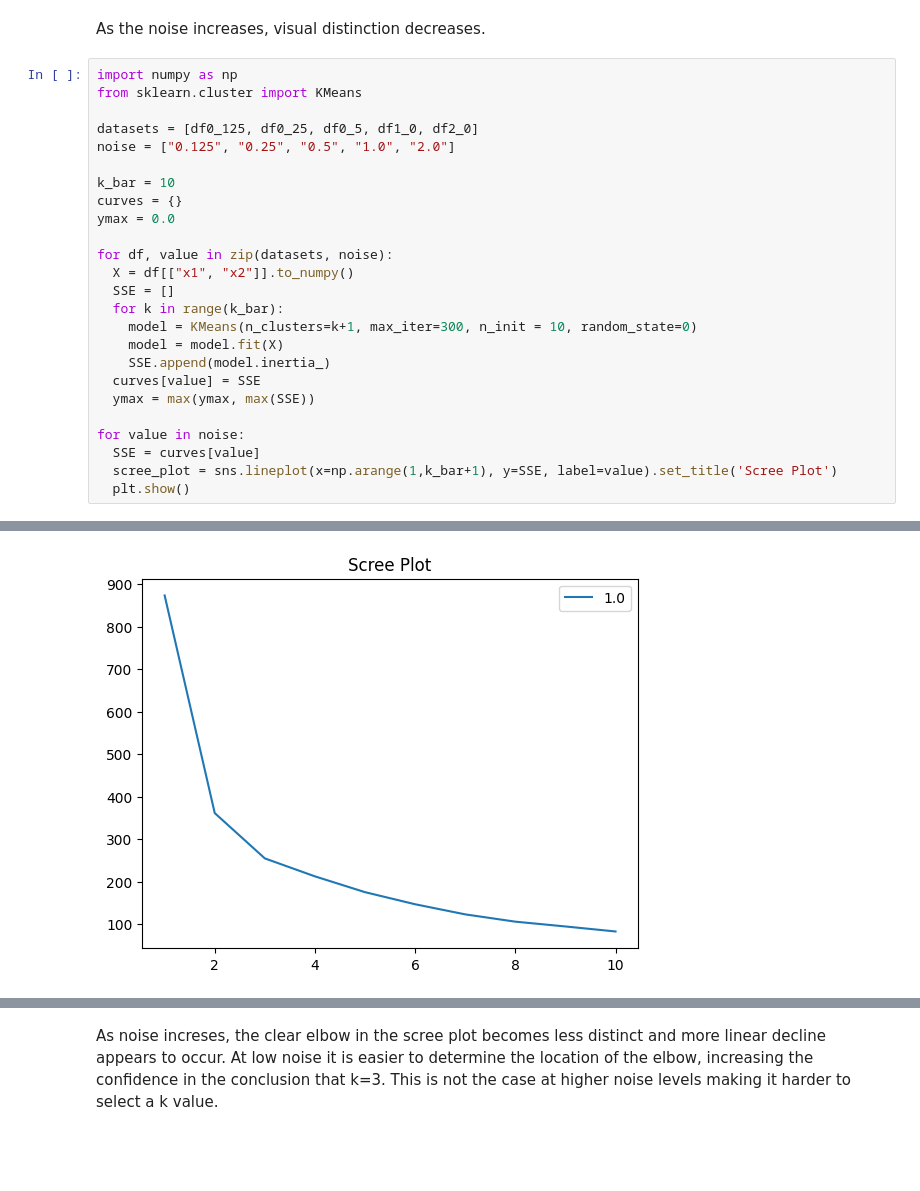
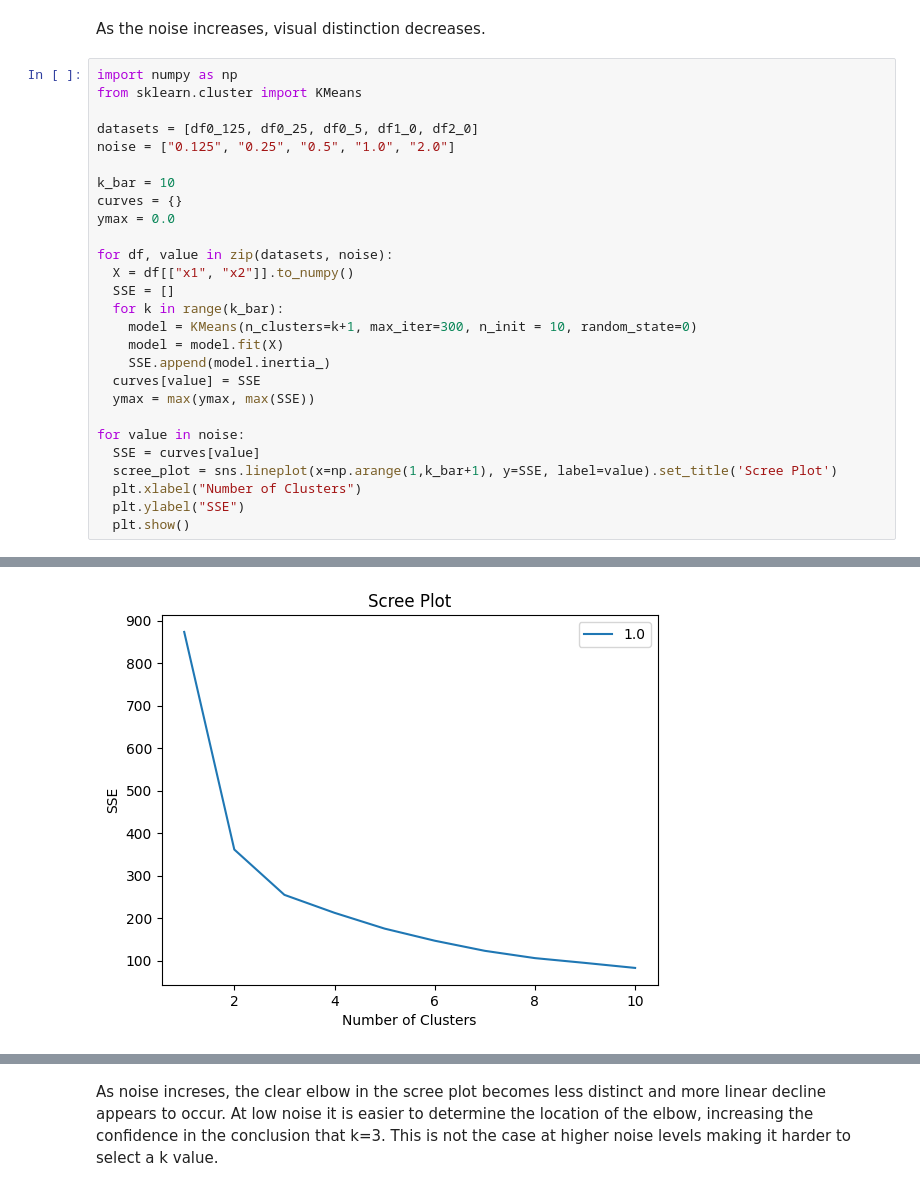
Before and after one commit to eaa3ug/clustering_assignment, a Jupyter notebook: assignment_clustering.ipynb, the cells around one changed output, grey strips where cells are left out. Cells and saved outputs as stored; diff of their text form; blank space fills up the shorter version.

```diff
--- a/assignment_clustering.ipynb
+++ b/assignment_clustering.ipynb
@@ -100,5 +100,7 @@ for df, value in zip(datasets, noise):
 for value in noise:
   SSE = curves[value]
   scree_plot = sns.lineplot(x=np.arange(1,k_bar+1), y=SSE, label=value).set_title('Scree Plot')
+  plt.xlabel("Number of Clusters")
+  plt.ylabel("SSE")
   plt.show()
 # %% [output]
@@ -108 +110 @@ for value in noise:
-[figure, old version]
+[figure, new version]
```
Also changed, not shown: parts of 6 cells of this notebook.
